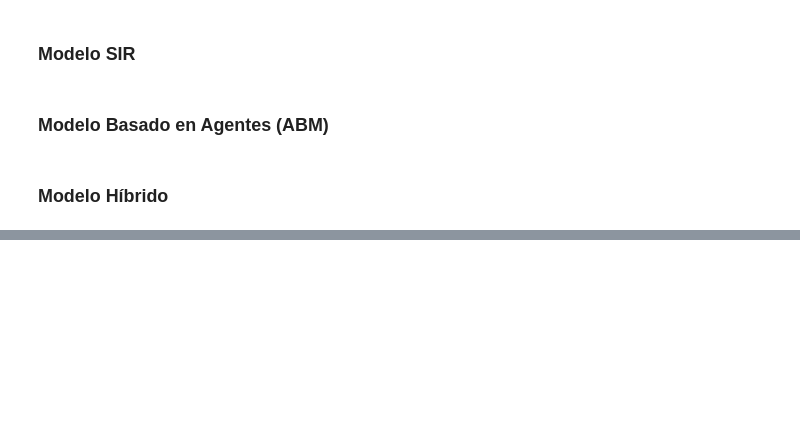
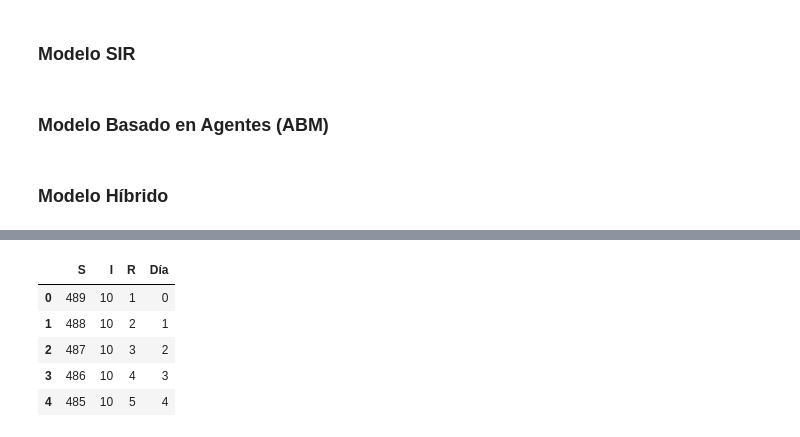
Before and after one commit to FabianKel/HDT1-ModSim, a Jupyter notebook: ejercicios.ipynb, the cells around one changed output, grey strips where cells are left out. Saved outputs shown, nothing was run; the diff lists cells and outputs as text; code cells hidden in the pictures; blank space fills up the shorter version.

```diff
--- a/ejercicios.ipynb
+++ b/ejercicios.ipynb
@@ -274,3 +301,12 @@ for dia in range(dias):
+# %%
+df_hibrido.head()
+# %% [output]
+|  | S | I | R | Día |
+| 0 | 489 | 10 | 1 | 0 |
+| 1 | 488 | 10 | 2 | 1 |
+| 2 | 487 | 10 | 3 | 2 |
+| 3 | 486 | 10 | 4 | 3 |
+| 4 | 485 | 10 | 5 | 4 |
 # %%
 plt.figure(figsize=(12, 6))
 
```
Also changed, not shown: parts of 13 cells of this notebook, 3 other files.
